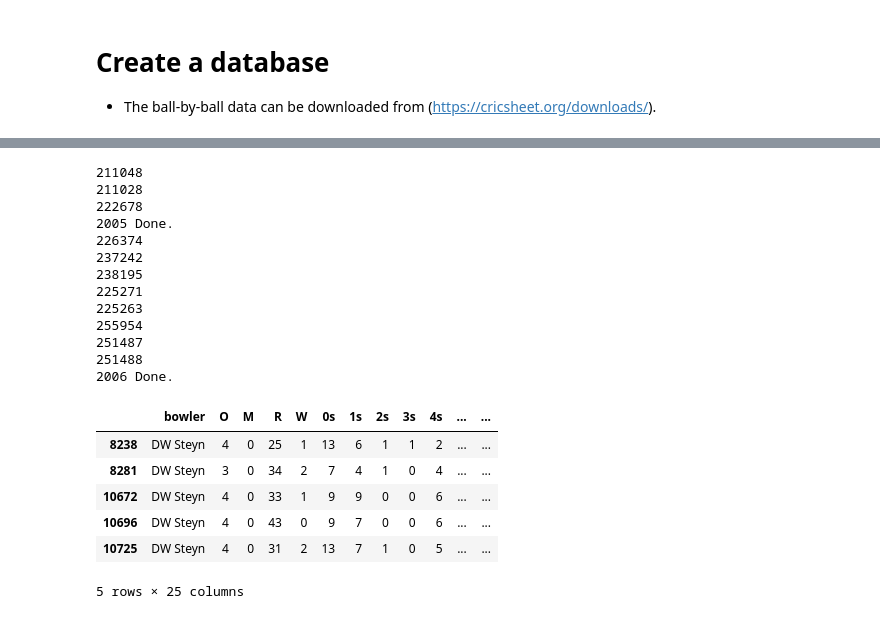
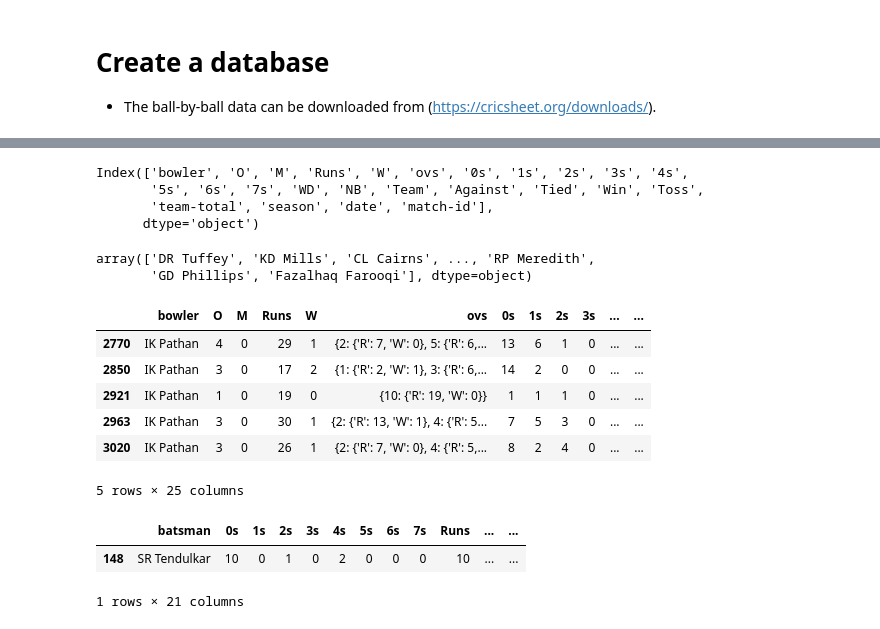
Before and after one commit to khanalg44/cricket_data, a Jupyter notebook: 01_t20I/02_create_database.ipynb, the cells around one changed output, grey strips where cells are left out. Cells and saved outputs as stored; diff of their text form; code cells hidden in the pictures.

```diff
--- a/01_t20I/02_create_database.ipynb
+++ b/01_t20I/02_create_database.ipynb
@@ -27,15 +34,22 @@ display(df_bowl.head(2) )
+# %%
+df_bowl.columns
+# %% [output]
+Index(['bowler', 'O', 'M', 'Runs', 'W', 'ovs', '0s', '1s', '2s', '3s', '4s',
+       '5s', '6s', '7s', 'WD', 'NB', 'Team', 'Against', 'Tied', 'Win', 'Toss',
+       'team-total', 'season', 'date', 'match-id'],
+      dtype='object')
 # %%
 def create_database(data_dir=data_dir):
-    #years=range(2005, 2022, 1)
-    years=range(2005, 2007, 1)
+    years=range(2005, 2022, 1)
+    #years=range(2005, 2007, 1)
 
     df_bat_all  = pd.DataFrame({}, columns=['batsman', '0s', '1s', '2s', '3s', '4s', '5s', '6s', '7s',
                                             'Runs', 'BF', 'NO', 'Team', 'Against', 'Tied', 'Win',
                                             'Toss','team-total', 'season', 'date', 'match-id' ])
 
-    df_bowl_all = pd.DataFrame({}, columns=['bowler', 'O', 'M', 'R', 'W',
+    df_bowl_all = pd.DataFrame({}, columns=['bowler', 'O', 'M', 'Runs', 'W', 'ovs',
                                             '0s', '1s', '2s', '3s', '4s', '5s', '6s', '7s',
-                                            'WD', 'NB', 'Team', 'Against', 'Win', 'Tied', 'Toss',
+                                            'WD', 'NB', 'Team', 'Against', 'Tied', 'Win', 'Toss',
                                             'team-total', 'season', 'date', 'match-id'] )
 
     for year in years:
@@ -50,8 +64,11 @@ def create_database(data_dir=data_dir):
 
         print (year,'Done.')
 
-    savename_bat  =  '../database/01_t20s/batting_tmp.df'
-    savename_bowl =  '../database/01_t20s/bowling_tmp.df'
+    savename_bat  =  '../database/01_t20s/batting.df'
+    savename_bowl =  '../database/01_t20s/bowling.df'
+
+    #savename_bat  =  '../database/01_t20s/batting_tmp.df'
+    #savename_bowl =  '../database/01_t20s/bowling_tmp.df'
 
     # save the dataframes
     with open(savename_bat, 'wb') as fbat:
@@ -60,32 +77,35 @@ def create_database(data_dir=data_dir):
     with open(savename_bowl, 'wb') as fbowl:
         pickle.dump(df_bowl_all, fbowl)
 
-create_database()
+#create_database()
-# %% [output]
-211048
-211028
-222678
-2005 Done.
-226374
-237242
-238195
-225271
-225263
-255954
-251487
-251488
-2006 Done.
+# %%
+dfbowl = pickle.load(open('../database/01_t20s/bowling.df', 'rb'))
+dfbowl.bowler.unique()
+# %% [output]
+array(['DR Tuffey', 'KD Mills', 'CL Cairns', ..., 'RP Meredith',
+       'GD Phillips', 'Fazalhaq Farooqi'], dtype=object)
+# %%
+player = 'IK Pathan'
+
+dfp = dfbowl[ dfbowl['bowler']==player ]
+dfp.tail()
+# %% [output]
+|  | bowler | O | M | Runs | W | ovs | 0s | 1s | 2s | 3s | ... | ... |
+| 2770 | IK Pathan | 4 | 0 | 29 | 1 | {2: {'R': 7, 'W': 0}, 5: {'R': 6,... | 13 | 6 | 1 | 0 | ... | ... |
+| 2850 | IK Pathan | 3 | 0 | 17 | 2 | {1: {'R': 2, 'W': 1}, 3: {'R': 6,... | 14 | 2 | 0 | 0 | ... | ... |
+| 2921 | IK Pathan | 1 | 0 | 19 | 0 | {10: {'R': 19, 'W': 0}} | 1 | 1 | 1 | 0 | ... | ... |
+| 2963 | IK Pathan | 3 | 0 | 30 | 1 | {2: {'R': 13, 'W': 1}, 4: {'R': 5... | 7 | 5 | 3 | 0 | ... | ... |
+| 3020 | IK Pathan | 3 | 0 | 26 | 1 | {2: {'R': 7, 'W': 0}, 4: {'R': 5,... | 8 | 2 | 4 | 0 | ... | ... |
+5 rows × 25 columns
 # %%
-df = pickle.load(open('../database/01_t20s/bowling.df', 'rb'))
-player = 'DW Steyn'
-dfp = df[ (df['bowler']==player) ]
+dfbat = pickle.load(open('../database/01_t20s/batting.df', 'rb'))
+dfbat.batsman.unique()
+
+player='SR Tendulkar'
+dfp = dfbat[ dfbat['batsman']==player ]
 dfp.tail()
 # %% [output]
-|  | bowler | O | M | R | W | 0s | 1s | 2s | 3s | 4s | ... | ... |
-| 8238 | DW Steyn | 4 | 0 | 25 | 1 | 13 | 6 | 1 | 1 | 2 | ... | ... |
-| 8281 | DW Steyn | 3 | 0 | 34 | 2 | 7 | 4 | 1 | 0 | 4 | ... | ... |
-| 10672 | DW Steyn | 4 | 0 | 33 | 1 | 9 | 9 | 0 | 0 | 6 | ... | ... |
-| 10696 | DW Steyn | 4 | 0 | 43 | 0 | 9 | 7 | 0 | 0 | 6 | ... | ... |
-| 10725 | DW Steyn | 4 | 0 | 31 | 2 | 13 | 7 | 1 | 0 | 5 | ... | ... |
+|  | batsman | 0s | 1s | 2s | 3s | 4s | 5s | 6s | 7s | Runs | ... | ... |
+| 148 | SR Tendulkar | 10 | 0 | 1 | 0 | 2 | 0 | 0 | 0 | 10 | ... | ... |
-5 rows × 25 columns
+1 rows × 21 columns
 # %%
```
Also changed, not shown: parts of 3 cells of this notebook, 10 other files.
